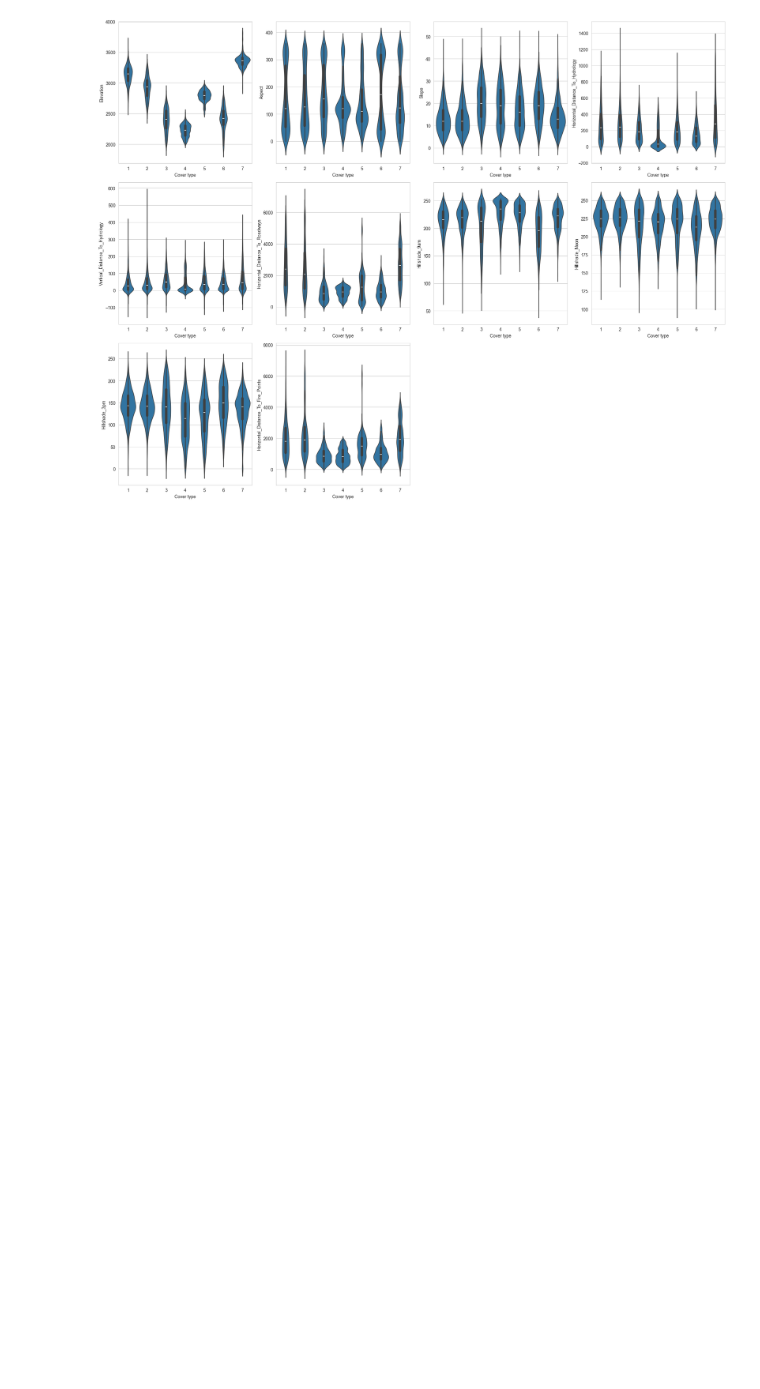
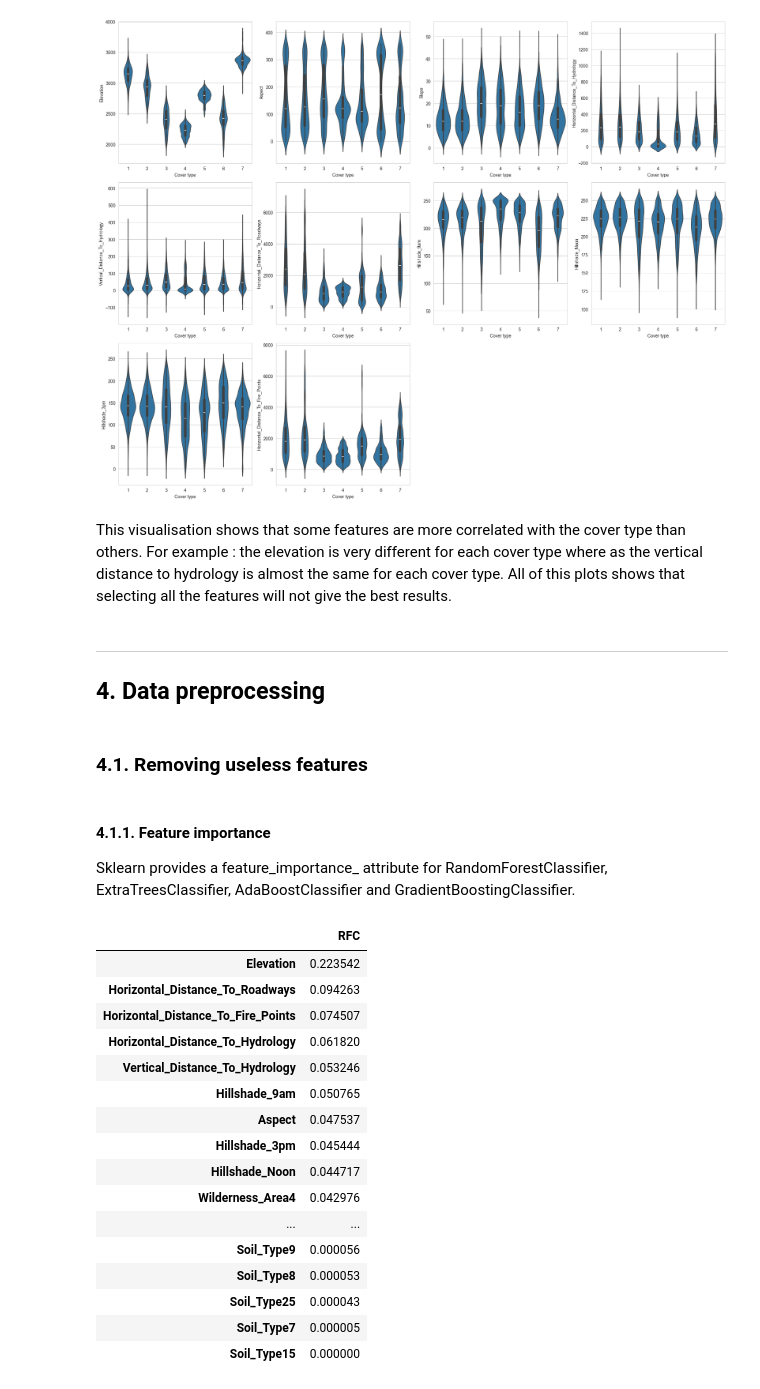
Before and after one commit to jacedoir/MAP553_kaggle, a Jupyter notebook: v2.ipynb, the cells around one changed output. Saved outputs shown, nothing was run; the diff lists cells and outputs as text; code cells hidden in the pictures; blank space fills up the shorter version.

```diff
--- a/v2.ipynb
+++ b/v2.ipynb
@@ -157,3 +163,42 @@ for i in range(len(train_numerical_features.columns)):
 plt.tight_layout()
 # %% [output]
 [figure]
+# %% [markdown]
+This visualisation shows that some features are more correlated with the cover type than others.
+For example : the elevation is very different for each cover type where as the vertical distance to hydrology is almost the same for each cover type.
+All of this plots shows that selecting all the features will not give the best results.
+# %% [markdown]
+---
+## 4. Data preprocessing <a name="preprocess"></a>
+# %% [markdown]
+### 4.1. Removing useless features <a name="useless"></a>
+# %% [markdown]
+#### 4.1.1. Feature importance
+Sklearn provides a feature_importance_ attribute for RandomForestClassifier, ExtraTreesClassifier, AdaBoostClassifier and GradientBoostingClassifier.
+# %%
+from sklearn.ensemble import RandomForestClassifier
+
+model = RandomForestClassifier(random_state = 42)
+model.fit(train_data, cover_type_train)
+
+important_features = pd.DataFrame(model.feature_importances_, index = train_data.columns, columns=['RFC']).sort_values('Random Forest', ascending=False)
+
+important_features
+# %% [output]
+|  | RFC |
+| Elevation | 0.223542 |
+| Horizontal_Distance_To_Roadways | 0.094263 |
+| Horizontal_Distance_To_Fire_Points | 0.074507 |
+| Horizontal_Distance_To_Hydrology | 0.061820 |
+| Vertical_Distance_To_Hydrology | 0.053246 |
+| Hillshade_9am | 0.050765 |
+| Aspect | 0.047537 |
+| Hillshade_3pm | 0.045444 |
+| Hillshade_Noon | 0.044717 |
+| Wilderness_Area4 | 0.042976 |
+| ... | ... |
+| Soil_Type9 | 0.000056 |
+| Soil_Type8 | 0.000053 |
+| Soil_Type25 | 0.000043 |
+| Soil_Type7 | 0.000005 |
+| Soil_Type15 | 0.000000 |
```
Also changed, not shown: parts of 11 cells of this notebook.
